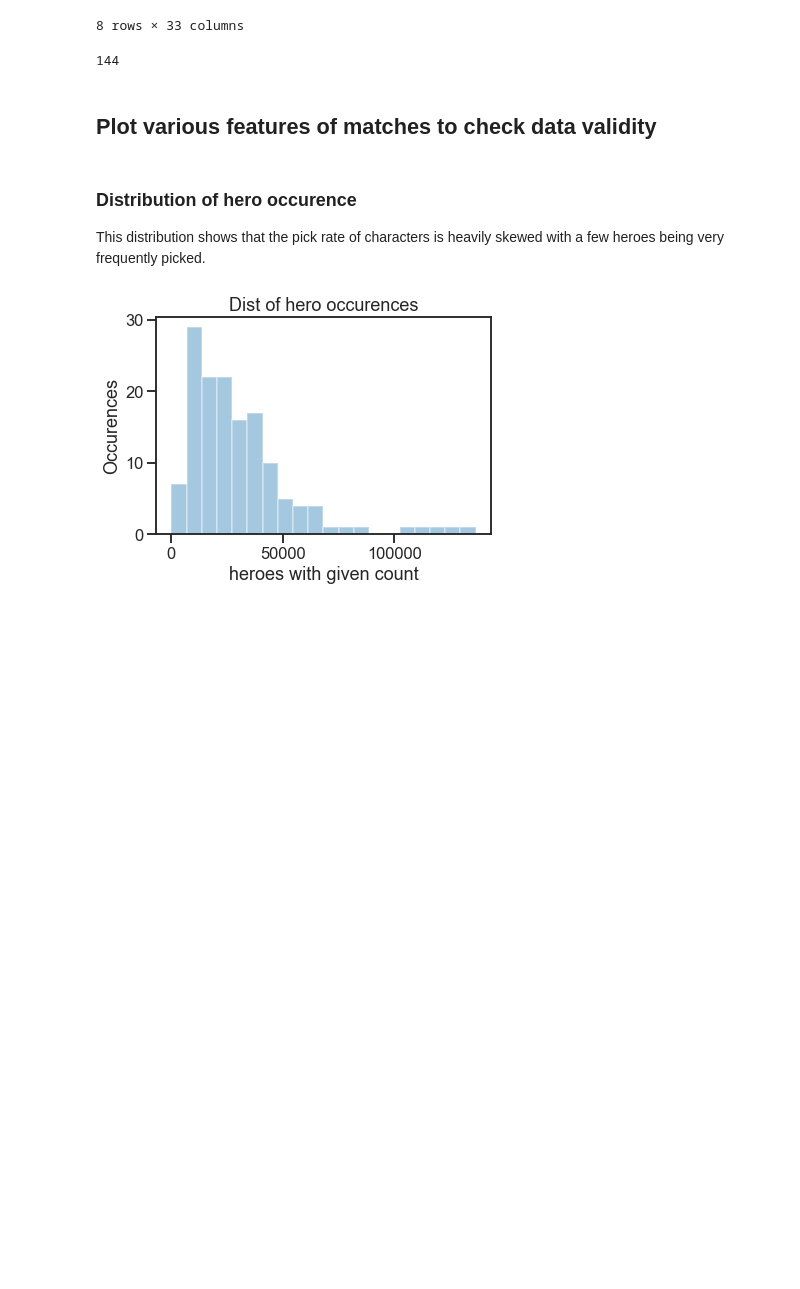
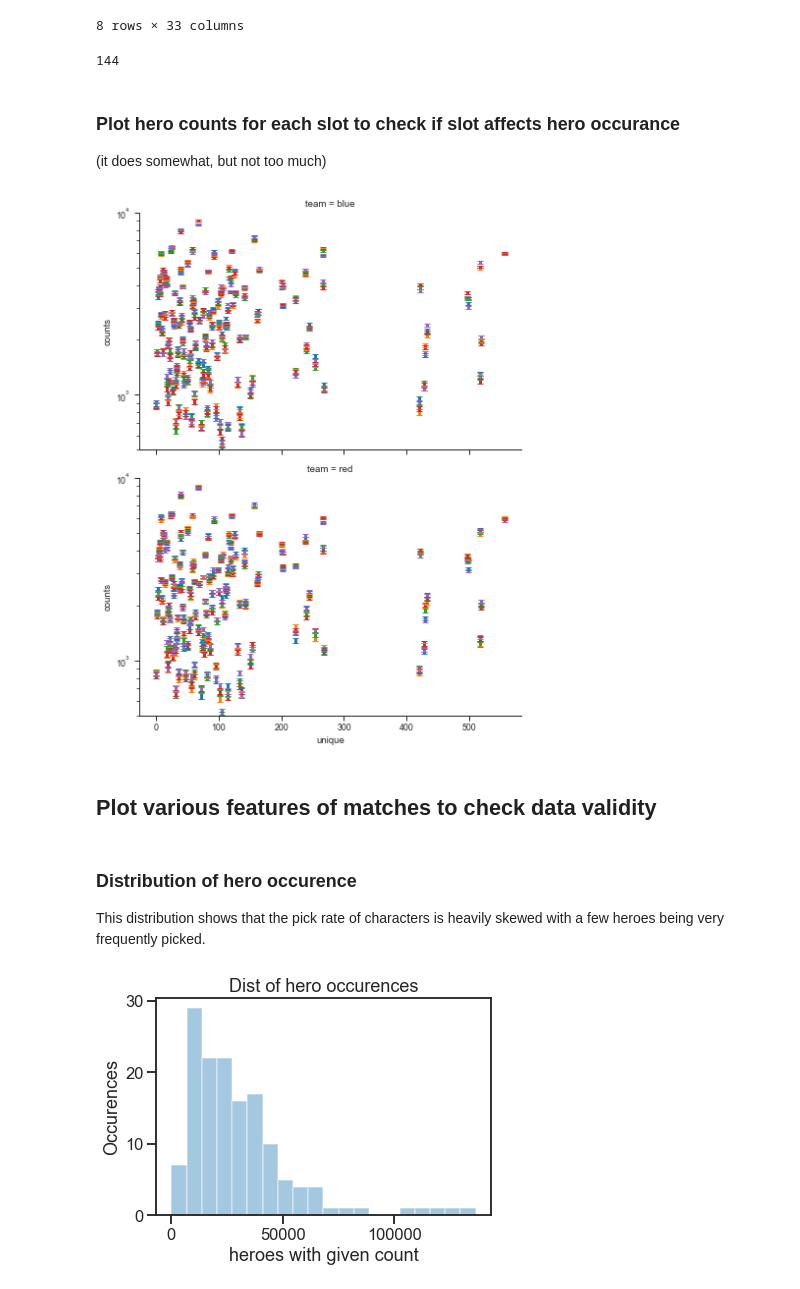
Before and after one commit to JoshEZiegler/MLProjects, a Jupyter notebook: VideoGameDrafting/LeagueOfLegendsProject/LOL_DataExploration.ipynb, the cells around one changed output. Drawn from its saved outputs; the diff is of its cells as text; code cells hidden in the pictures; blank space fills up the shorter version.

```diff
--- a/VideoGameDrafting/LeagueOfLegendsProject/LOL_DataExploration.ipynb
+++ b/VideoGameDrafting/LeagueOfLegendsProject/LOL_DataExploration.ipynb
@@ -214,10 +214,43 @@ champ_sum = np.concatenate((lol_df['blue_champs0'],lol_df['blue_champs1'],lol_df
             lol_df['red_champs1'],lol_df['red_champs2'],lol_df['red_champs3'],
             lol_df['red_champs4']),axis=None)
 
-unique, counts= np.unique(champ_sum, return_counts=True)
+unique_all, counts_all= np.unique(champ_sum, return_counts=True)
 print(len(unique))
 # %% [output]
 144
+# %% [markdown]
+### Plot hero counts for each slot to check if slot affects hero occurance
+(it does somewhat, but not too much)
+# %%
+count_df=pd.DataFrame()
+unique=[];counts=[]
+team=[];champ_slot=[]
+for i in range(5):
+    unique_single,counts_single=np.unique(lol_df['blue_champs'+str(i)],return_counts=True)
+    unique.extend(unique_single)
+    counts.extend(counts_single)
+    team.extend(['blue']*len(counts_single))
+    champ_slot.extend([i]*len(counts_single))
+
+    unique_single,counts_single=np.unique(lol_df['red_champs'+str(i)],return_counts=True)
+    unique.extend(unique_single)
+    counts.extend(counts_single)
+    team.extend(['red']*len(counts_single))
+    champ_slot.extend([i]*len(counts_single))
+count_df['unique']=unique
+count_df['counts']=counts
+count_df['team']=team
+count_df['champ_slot']=champ_slot
+count_df['error']=np.sqrt(count_df['counts'])
+# %%
+sns.set_style('ticks')
+g = sns.FacetGrid(count_df,row='team',hue='champ_slot',
+                  height=4, aspect=1.6,ylim=[500,10000])
+fgrid = g.map(plt.errorbar,'unique','counts','error',fmt='none',capsize=3,linewidth=3)
+fgrid.set(yscale='log')
+plt.show()
+# %% [output]
+[figure, added]
 # %% [markdown]
 ## Plot various features of matches to check data validity
 # %% [markdown]
```
Also changed, not shown: 1 other file.
